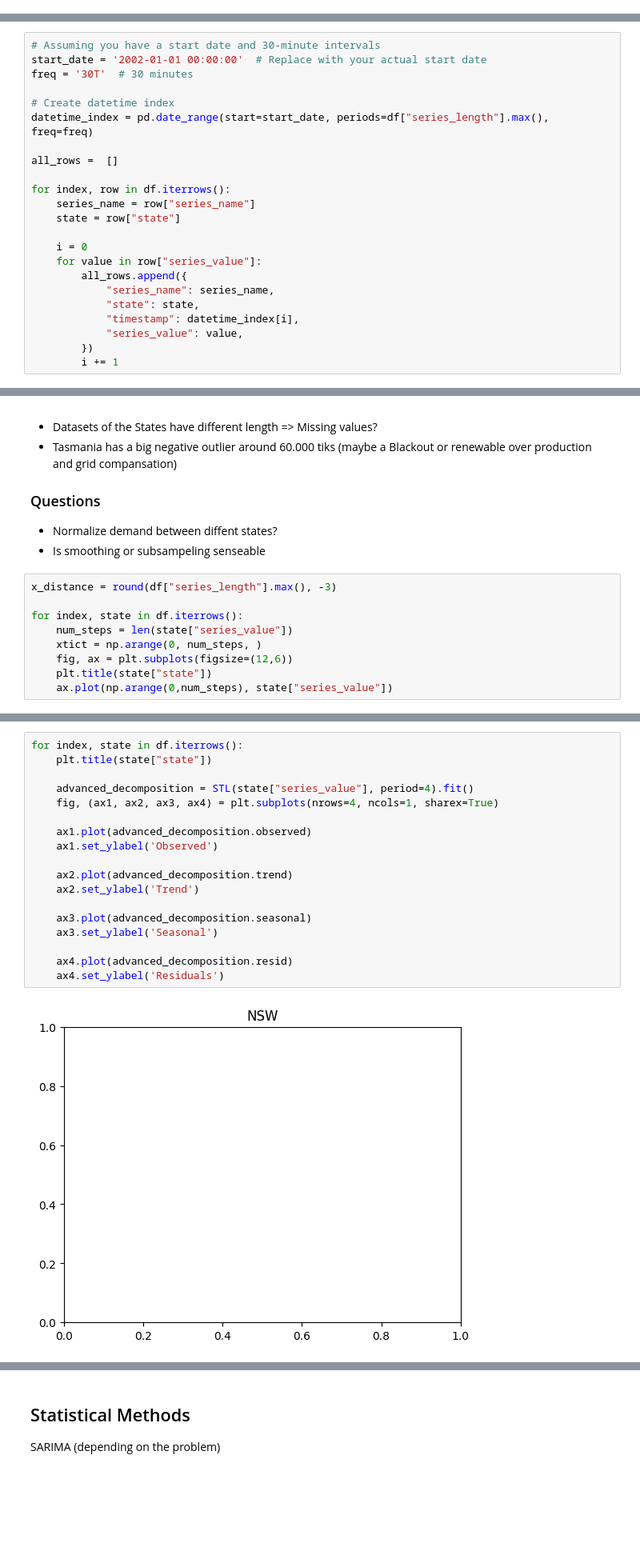
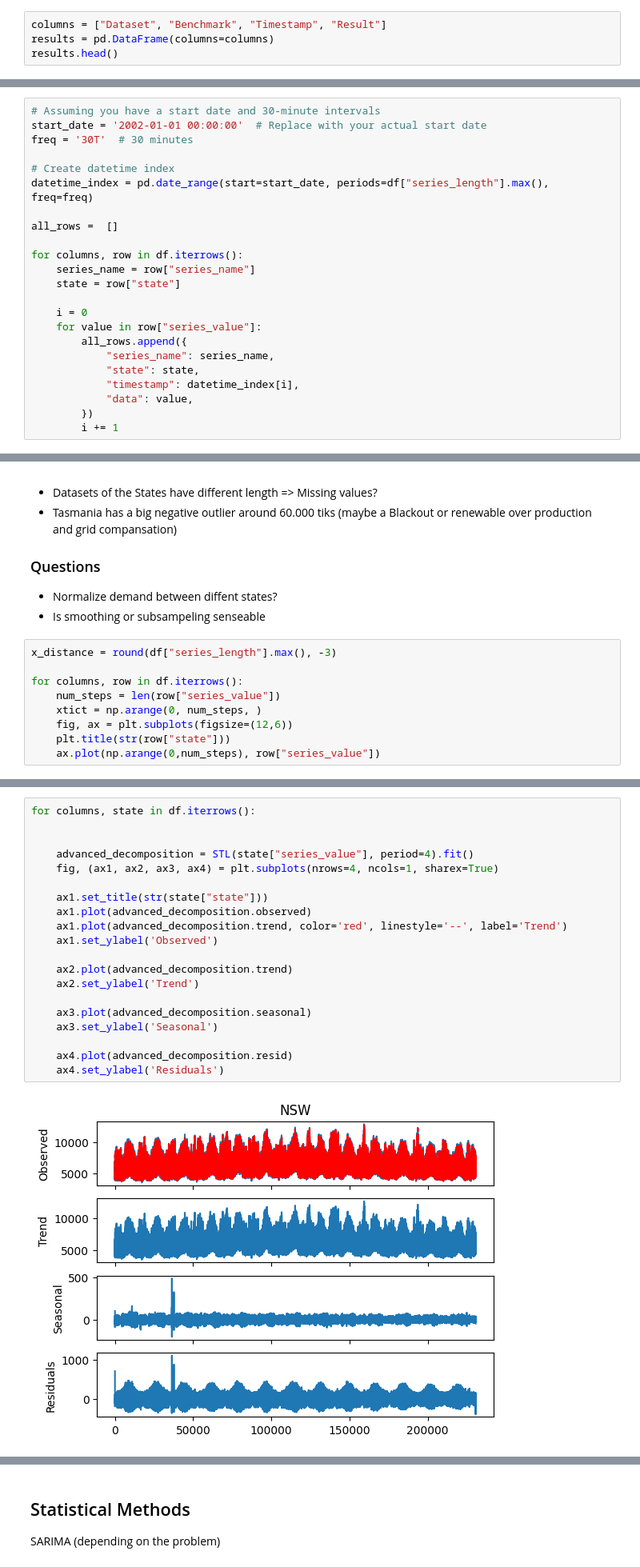
Before and after one commit to JGrootBramel/TSF, a Jupyter notebook: Exam.SoSe2025 Team 5.ipynb, the cells around one changed output, grey strips where cells are left out. Shown at 80% size. Cells and saved outputs as stored; diff of their text form; blank space fills up the shorter version.

```diff
--- a/Exam.SoSe2025 Team 5.ipynb
+++ b/Exam.SoSe2025 Team 5.ipynb
@@ -26,3 +26,7 @@ from statsmodels.tsa.seasonal import seasonal_decompose, STL
 from matplotlib.pyplot import figure
 import matplotlib.pyplot as plt
 import numpy as np
+# %%
+columns = ["Dataset", "Benchmark", "Timestamp", "Result"]
+results = pd.DataFrame(columns=columns)
+results.head()
@@ -74,7 +85,7 @@ datetime_index = pd.date_range(start=start_date, periods=df["series_length"].max
 
 all_rows =  []
 
-for index, row in df.iterrows():
+for columns, row in df.iterrows():
     series_name = row["series_name"]
     state = row["state"]
 
@@ -84,7 +95,7 @@ for index, row in df.iterrows():
             "series_name": series_name,
             "state": state,
             "timestamp": datetime_index[i],
-            "series_value": value,
+            "data": value,
         })
         i += 1
 # %%
@@ -117,12 +128,12 @@ display(df_exploded)
 # %%
 x_distance = round(df["series_length"].max(), -3)
 
-for index, state in df.iterrows():
-    num_steps = len(state["series_value"])
+for columns, row in df.iterrows():
+    num_steps = len(row["series_value"])
     xtict = np.arange(0, num_steps, )
     fig, ax = plt.subplots(figsize=(12,6))
-    plt.title(state["state"])
-    ax.plot(np.arange(0,num_steps), state["series_value"])
+    plt.title(str(row["state"]))
+    ax.plot(np.arange(0,num_steps), row["series_value"])
 # %% [output]
 [figure]
 [figure]
@@ -130,22 +141,24 @@ for index, state in df.iterrows():
 [figure]
 [figure]
 # %%
-for index, state in df.iterrows():
-    plt.title(state["state"])
+for columns, state in df.iterrows():
+
 
     advanced_decomposition = STL(state["series_value"], period=4).fit()
     fig, (ax1, ax2, ax3, ax4) = plt.subplots(nrows=4, ncols=1, sharex=True)
 
+    ax1.set_title(str(state["state"]))
     ax1.plot(advanced_decomposition.observed)
+    ax1.plot(advanced_decomposition.trend, color='red', linestyle='--', label='Trend')
     ax1.set_ylabel('Observed')
 
     ax2.plot(advanced_decomposition.trend)
     ax2.set_ylabel('Trend')
 
     ax3.plot(advanced_decomposition.seasonal)
     ax3.set_ylabel('Seasonal')
 
     ax4.plot(advanced_decomposition.resid)
     ax4.set_ylabel('Residuals')
 # %% [output]
-[figure, old version]
+[figure, new version]
```
Also changed, not shown: parts of 24 cells of this notebook, 1 other file.
